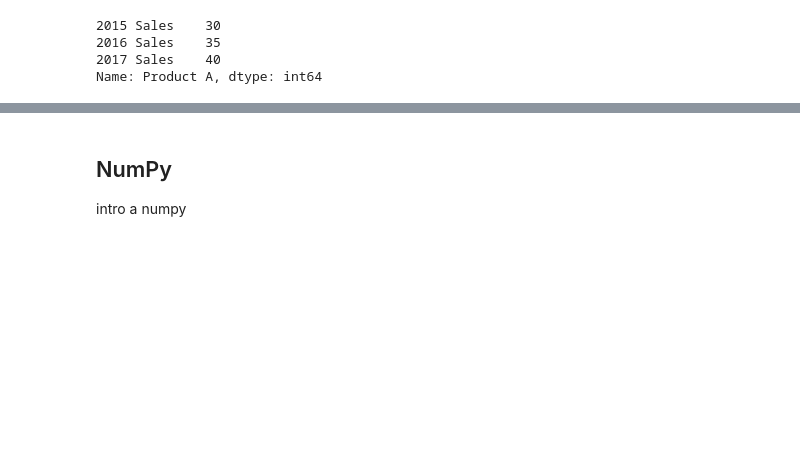
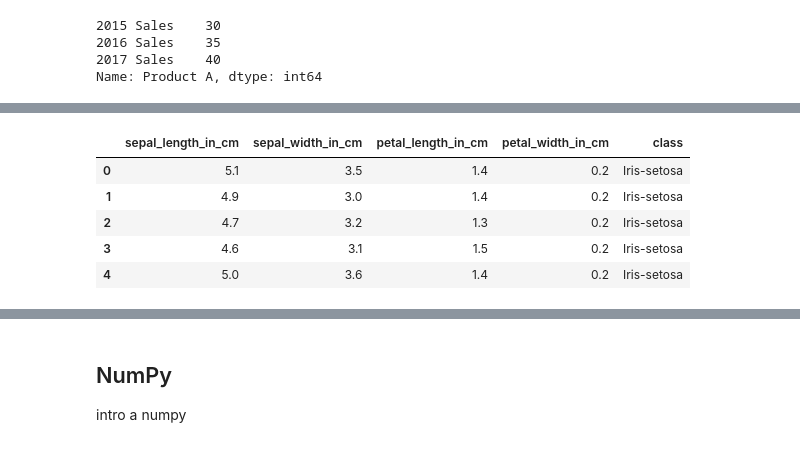
Before and after one commit to narmijoc/INF280-LEC, a Jupyter notebook: CH0-Pandas-NumPy.ipynb, the cells around one changed output, grey strips where cells are left out. Cells and saved outputs as stored; diff of their text form; code cells hidden in the pictures; blank space fills up the shorter version.

```diff
--- a/CH0-Pandas-NumPy.ipynb
+++ b/CH0-Pandas-NumPy.ipynb
@@ -85,0 +100,23 @@ En nuestro caso, es común tabajar con un archivo `CSV`. Cuando abrimos un archi
+# %%
+# Ejemplo de apertura de un CSV de manera remota - Cargaremos el Iris Dataset
+
+url = "https://archive.ics.uci.edu/ml/machine-learning-databases/iris/iris.data"
+
+# El dataset no contiene nombres de columnas por lo que se las agregaremos
+col_names = ["sepal_length_in_cm",
+            "sepal_width_in_cm",
+            "petal_length_in_cm",
+            "petal_width_in_cm",
+            "class"]
+
+df = pd.read_csv(url, names=col_names)
+
+# Con el método .head() mostraremos las 5 primeras filas del dataset
+df.head()
+# %% [output]
+|  | sepal_length_in_cm | sepal_width_in_cm | petal_length_in_cm | petal_width_in_cm | class |
+| 0 | 5.1 | 3.5 | 1.4 | 0.2 | Iris-setosa |
+| 1 | 4.9 | 3.0 | 1.4 | 0.2 | Iris-setosa |
+| 2 | 4.7 | 3.2 | 1.3 | 0.2 | Iris-setosa |
+| 3 | 4.6 | 3.1 | 1.5 | 0.2 | Iris-setosa |
+| 4 | 5.0 | 3.6 | 1.4 | 0.2 | Iris-setosa |
```
Also changed, not shown: parts of 57 cells of this notebook.
